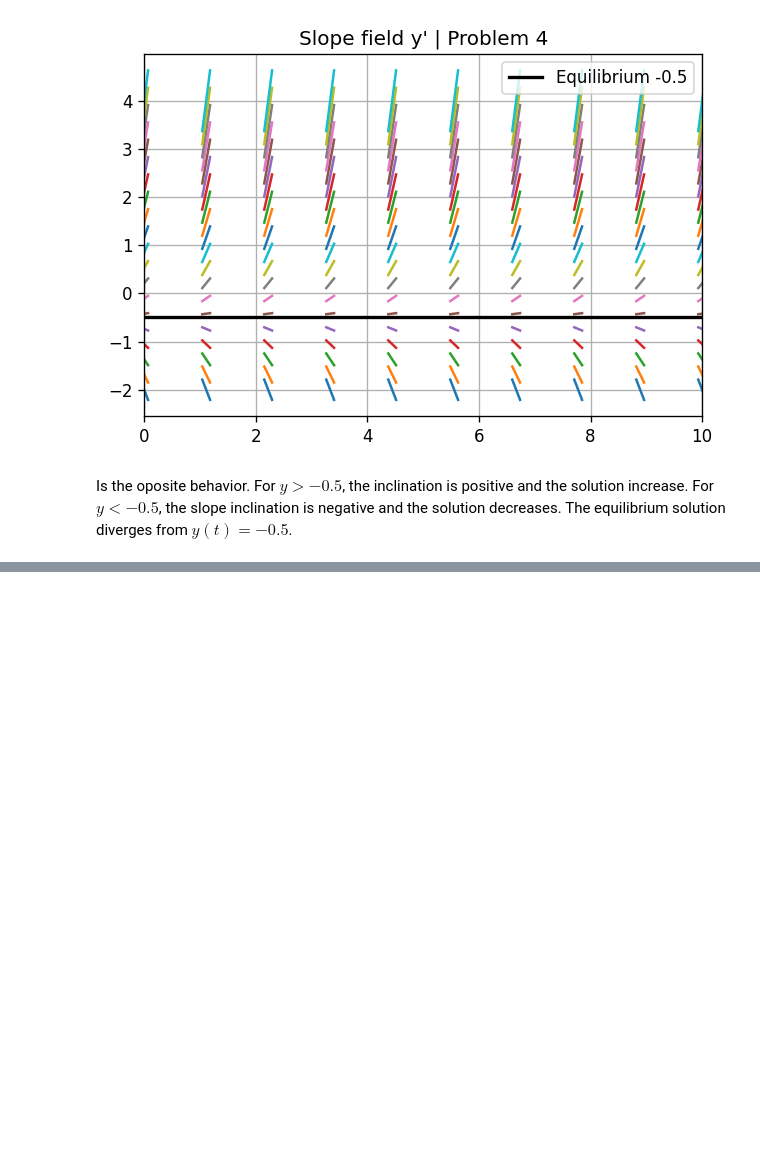
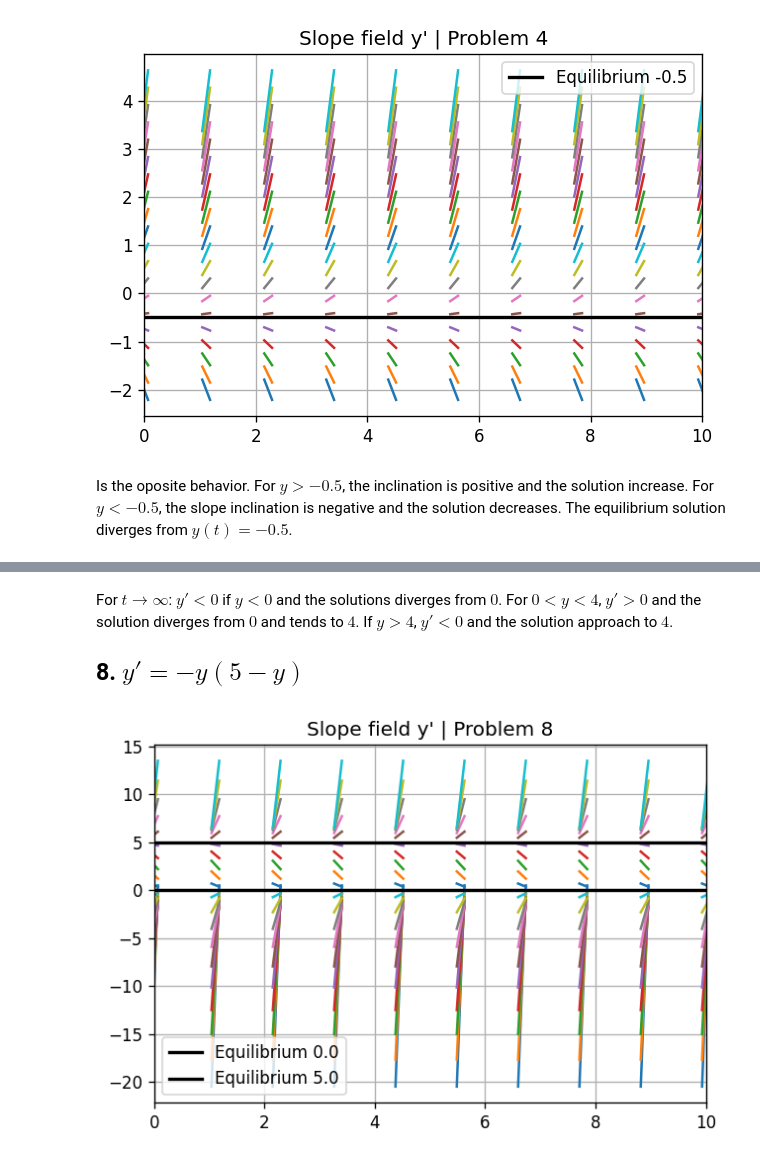
Before and after one commit to zemarchezi/BoyceDiPrima_DifferentialEq, a Jupyter notebook: Chapter_1.ipynb, the cells around one changed output, grey strips where cells are left out. Cells and saved outputs as stored; diff of their text form; code cells hidden in the pictures; blank space fills up the shorter version.

```diff
--- a/Chapter_1.ipynb
+++ b/Chapter_1.ipynb
@@ -251,0 +352,8 @@ In each of Problems $5$ and $6$, write down a differential equation of the form
+# %% [markdown]
+For $t\rightarrow \infty$: $y'<0$ if $y<0$ and the solutions diverges from $0$. For $0<y<4$, $y'>0$ and the solution diverges from $0$ and tends to $4$. If $y>4$, $y'<0$ and the solution approach to $4$.
+
+## 8. $y' = -y(5-y)$
+# %%
+direction_field(symbol="y", expression="-5*y + y**2", ylim=[-10,10], tlim=[0,10], problm_title="Problem 8")
+# %% [output]
+[figure, added]
```
Also changed, not shown: parts of 9 cells of this notebook, 1 other file.
